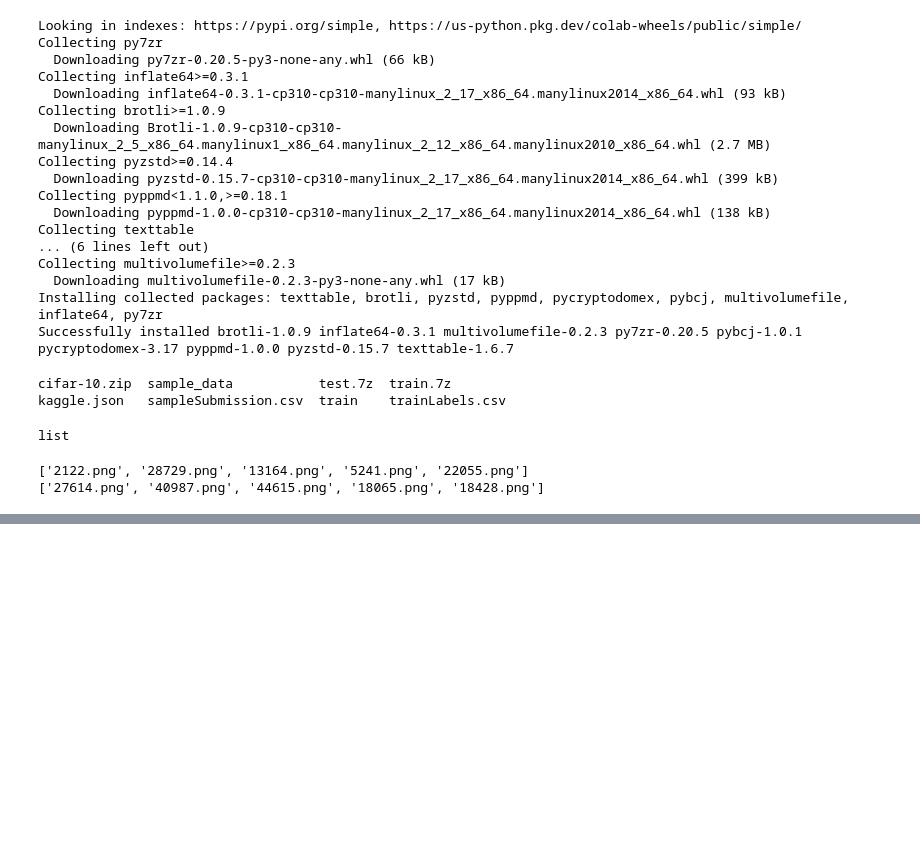
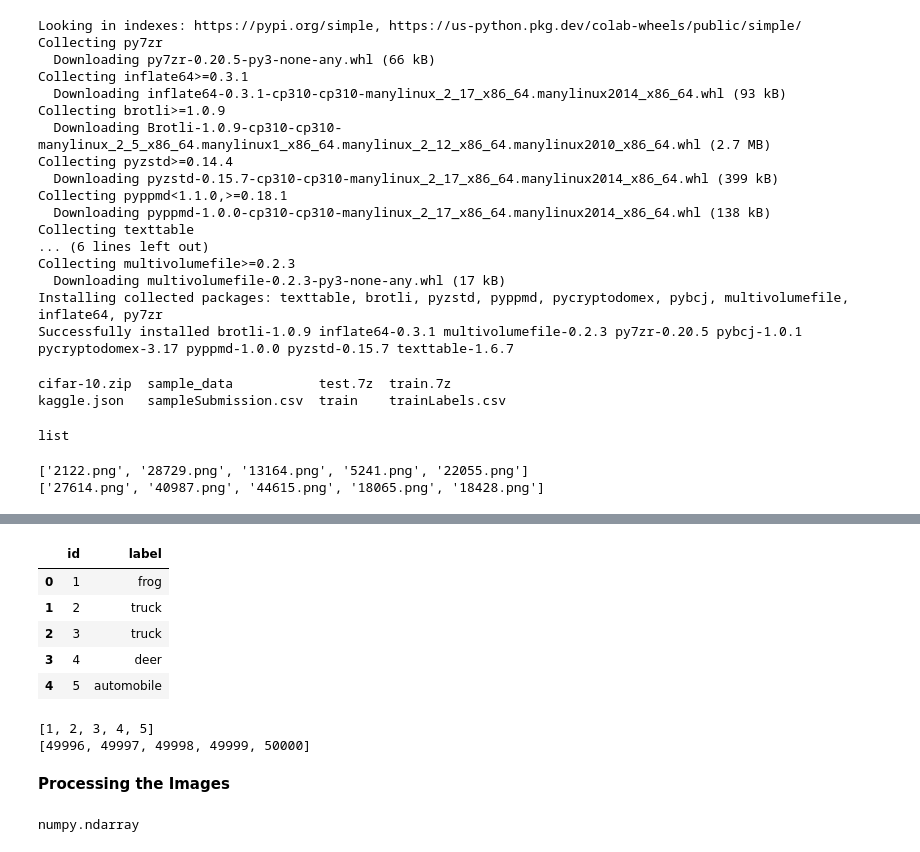
Before and after one commit to SerArthurDayne17/Object-Recognition, a Jupyter notebook: Object_Recognition.ipynb, the cells around one changed output, grey strips where cells are left out. Cells and saved outputs as stored; diff of their text form; code cells hidden in the pictures; blank space fills up the shorter version.

```diff
--- a/Object_Recognition.ipynb
+++ b/Object_Recognition.ipynb
@@ -97,0 +192,9 @@ print(filenames[-5:])
+# %%
+labels_df.head()
+# %% [output]
+|  | id | label |
+| 0 | 1 | frog |
+| 1 | 2 | truck |
+| 2 | 3 | truck |
+| 3 | 4 | deer |
+| 4 | 5 | automobile |
@@ -97,0 +203,8 @@ print(filenames[-5:])
+# %%
+print(id_list[0:5])
+print(id_list[-5:])
+# %% [output]
+[1, 2, 3, 4, 5]
+[49996, 49997, 49998, 49999, 50000]
+# %% [markdown]
+**Processing the Images**
@@ -97,0 +223,4 @@ print(filenames[-5:])
+# %%
+type(data[0])
+# %% [output]
+numpy.ndarray
```
Also changed, not shown: parts of 16 cells of this notebook.
